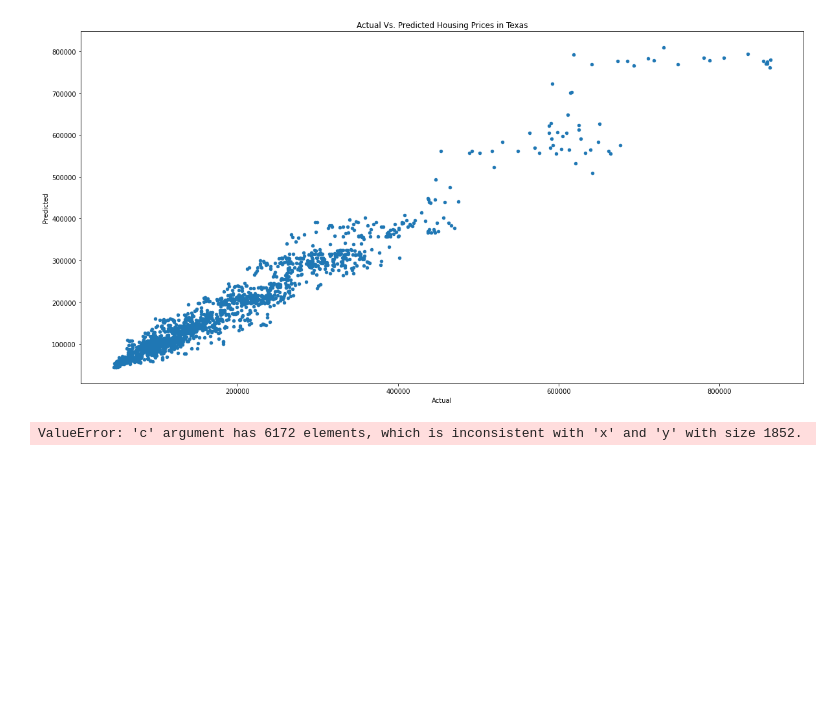
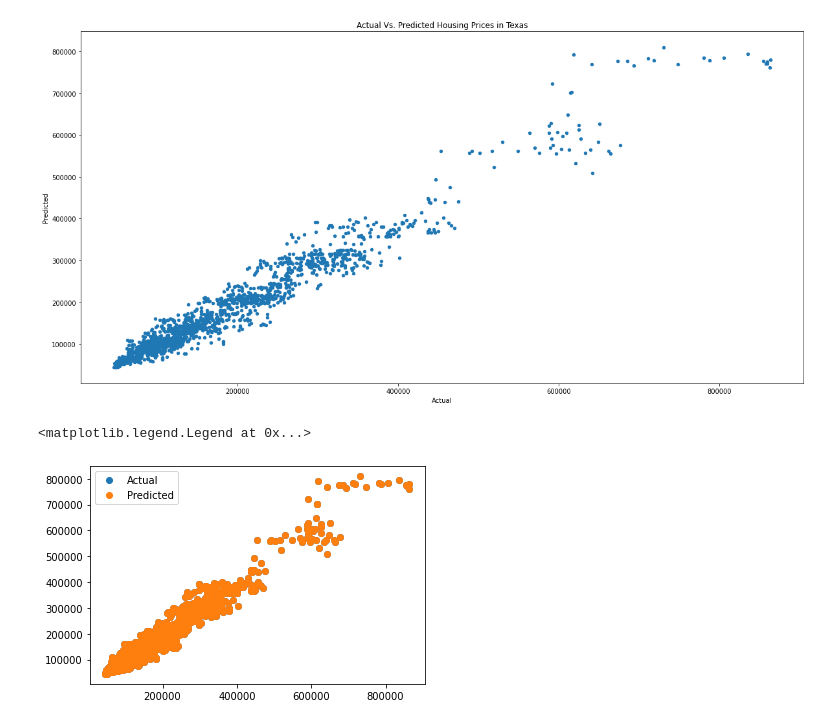
Before and after one commit to jexiamaris/project2, a Jupyter notebook: notebooks/Jexi/texas_model.ipynb, the cells around one changed output. Drawn from its saved outputs; the diff is of its cells as text; code cells hidden in the pictures; blank space fills up the shorter version.

Commit message:
plots

```diff
--- a/notebooks/Jexi/texas_model.ipynb
+++ b/notebooks/Jexi/texas_model.ipynb
@@ -263,7 +263,11 @@ housing_model.plot(kind='scatter', x='Actual', y= 'Predicted', title="Actual Vs.
 # %% [output]
 <AxesSubplot:title={'center':'Actual Vs. Predicted Housing Prices in Texas'}, xlabel='Actual', ylabel='Predicted'>
 [figure]
-# %%
-housing_model.plot(kind='scatter', x='Actual', y= 'Predicted', title="Actual Vs. Predicted Housing Prices in Texas", cmap=, figsize=(20,10))
-# %% [output]
-ValueError: 'c' argument has 6172 elements, which is inconsistent with 'x' and 'y' with size 1852.
+# %%
+#groups = data.groupby("Category")
+for price in housing_model:
+    plt.plot(housing_model["Actual"], housing_model["Predicted"], marker="o", linestyle="", label=price)
+plt.legend()
+# %% [output]
+<matplotlib.legend.Legend at 0x...>
+[figure, added]
```
Also changed, not shown: parts of 5 cells of this notebook.
